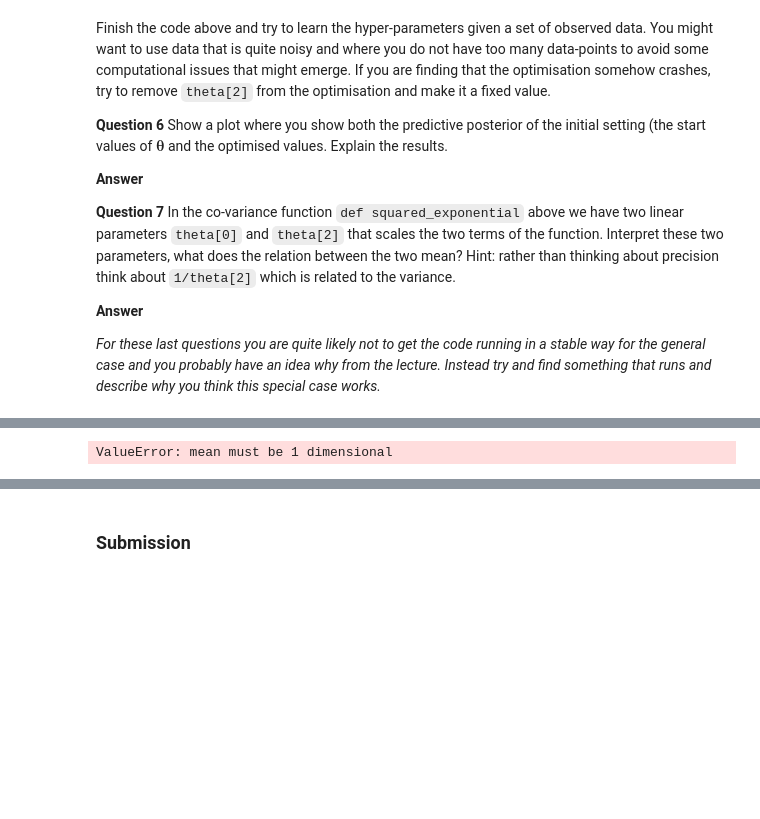
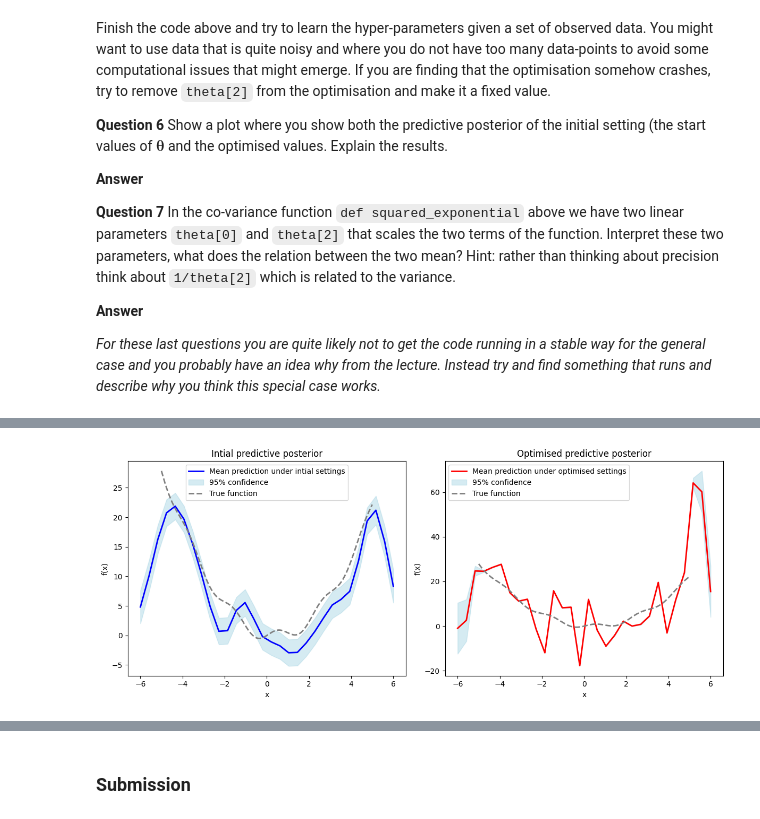
Before and after one commit to Tzu-Liang/Machine-Learning-and-the-Physical-World, a Jupyter notebook: Lab/gaussian-processes-notebook.ipynb, the cells around one changed output, grey strips where cells are left out. Saved outputs shown, nothing was run; the diff lists cells and outputs as text; code cells hidden in the pictures; blank space fills up the shorter version.

```diff
--- a/Lab/gaussian-processes-notebook.ipynb
+++ b/Lab/gaussian-processes-notebook.ipynb
@@ -596,6 +610,53 @@ print(f"Final NLL: {logmarginal_likelihood(x_jax, y_jax, theta):.4f}")
-# %%
-x_star = np.linspace(-6, 6, N).reshape(-1, 1)
-
-mu_star, cov_star = gp_prediction(x, y, x_star, lengthScale=it_theta, varSigma=1, noise=noise)
-# %% [output]
-ValueError: mean must be 1 dimensional
+# %%
+x_star = np.linspace(-6, 6, N).reshape(-1, 1)
+
+mu_star_init, cov_star_init = gp_prediction(x, y, x_star, varSigma=init_theta[0], lengthScale=init_theta[1], noise=1/init_theta[2])
+mu_star_init = mu_star_init.ravel()
+std_init = np.sqrt(np.diag(cov_star_init))
+
+mu_star_opt, cov_star_opt = gp_prediction(x, y, x_star, varSigma=theta[0], lengthScale=theta[1], noise=1/theta[2])
+mu_star_opt = mu_star_opt.ravel()
+std_opt = np.sqrt(np.diag(cov_star_opt))
+
+
+
+x_true, y_true = data_1d(500,noise=0)
+
+fig, (ax1,ax2) = plt.subplots(1, 2, figsize=(12, 5))
+
+
+ax1.plot(x_star.ravel(), mu_star_init, 'b', lw=2, label='Mean prediction under intial settings')
+ax1.fill_between(
+    x_star.ravel(),
+    mu_star_init - 2 * std_init,
+    mu_star_init + 2 * std_init,
+    color='lightblue',
+    alpha=0.5,
+    label='95% confidence'
+)
+ax1.plot(x_true, y_true,'grey', ls='--', lw=2, label='True function')
+ax1.set_title('Intial predictive posterior', fontsize=12)
+ax1.set_xlabel('x')
+ax1.set_ylabel('f(x)')
+ax1.legend()
+
+ax2.plot(x_star.ravel(), mu_star_opt, 'r', lw=2, label='Mean prediction under optimised settings')
+ax2.fill_between(
+    x_star.ravel(),
+    mu_star_opt - 2 * std_opt,
+    mu_star_opt + 2 * std_opt,
+    color='lightblue',
+    alpha=0.5,
+    label='95% confidence'
+)
+ax2.plot(x_true, y_true,'grey', ls='--', lw=2, label='True function')
+
+ax2.set_title('Optimised predictive posterior', fontsize=12)
+ax2.set_xlabel('x')
+ax2.set_ylabel('f(x)')
+ax2.legend()
+
+plt.tight_layout()
+plt.show()
+# %% [output]
+[figure, added]
```
Also changed, not shown: parts of 4 cells of this notebook.
